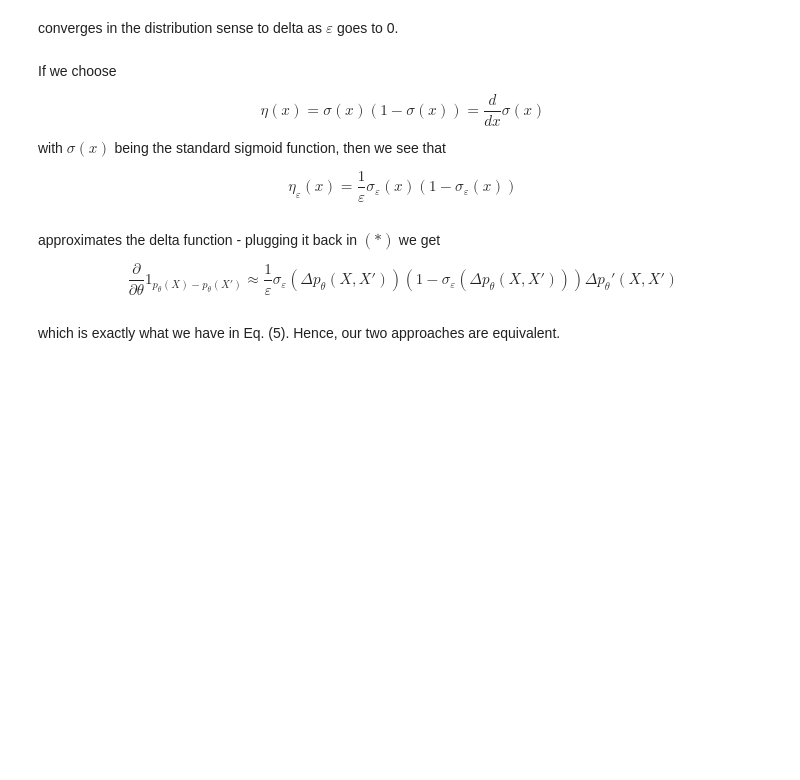
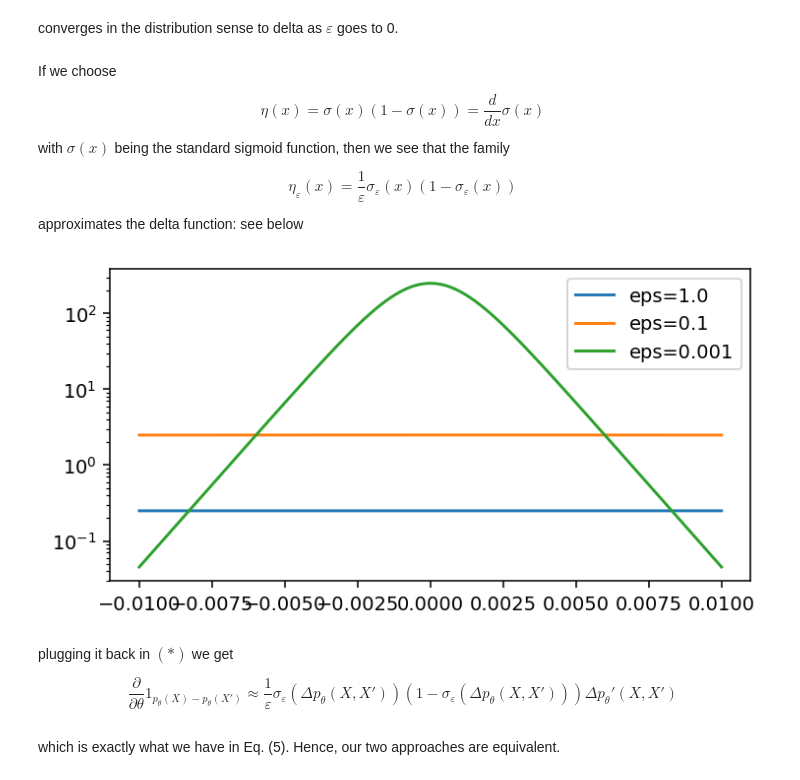
Before and after one commit to takeshimg92/takeshimg92.github.io, a Jupyter notebook: notebooks/auc_loss_post.ipynb, the cells around one changed output. Drawn from its saved outputs; the diff is of its cells as text; code cells hidden in the pictures; blank space fills up the shorter version.

```diff
--- a/notebooks/auc_loss_post.ipynb
+++ b/notebooks/auc_loss_post.ipynb
@@ -402,11 +402,23 @@ If we choose
 
 $$\eta(x) = \sigma(x)(1-\sigma(x)) = \frac{d}{dx} \sigma(x)$$
 
-with $\sigma(x)$ being the standard sigmoid function, then we see that
+with $\sigma(x)$ being the standard sigmoid function, then we see that the family
 
 $$\eta_\varepsilon(x) = \frac{1}{\varepsilon} \sigma_\varepsilon(x) (1 - \sigma_\varepsilon(x))$$
+
+approximates the delta function: see below
+# %%
+x = np.linspace(-0.01,0.01,10000)
+for eps in [1.0, 0.1, 0.001]:
+    y = sigma_eps(x, eps)
+    plt.plot(x, y*(1-y)/eps, label=f'eps={eps}')
+plt.yscale('log')
+plt.legend()
+plt.show()
+# %% [output]
+[figure, added]
 # %% [markdown]
-approximates the delta function - plugging it back in $(*)$ we get
+plugging it back in $(*)$ we get
 
 $$\frac{\partial} {\partial \theta} 1_{p_\theta(X) - p_\theta(X')} \approx \frac{1}{\varepsilon} \sigma_\varepsilon(\Delta p_\theta(X, X')) (1 - \sigma_\varepsilon(\Delta p_\theta(X, X')))\Delta p_\theta'(X, X')$$
 # %% [markdown]
```
Also changed, not shown: parts of 1 cell of this notebook, 1 other file.
